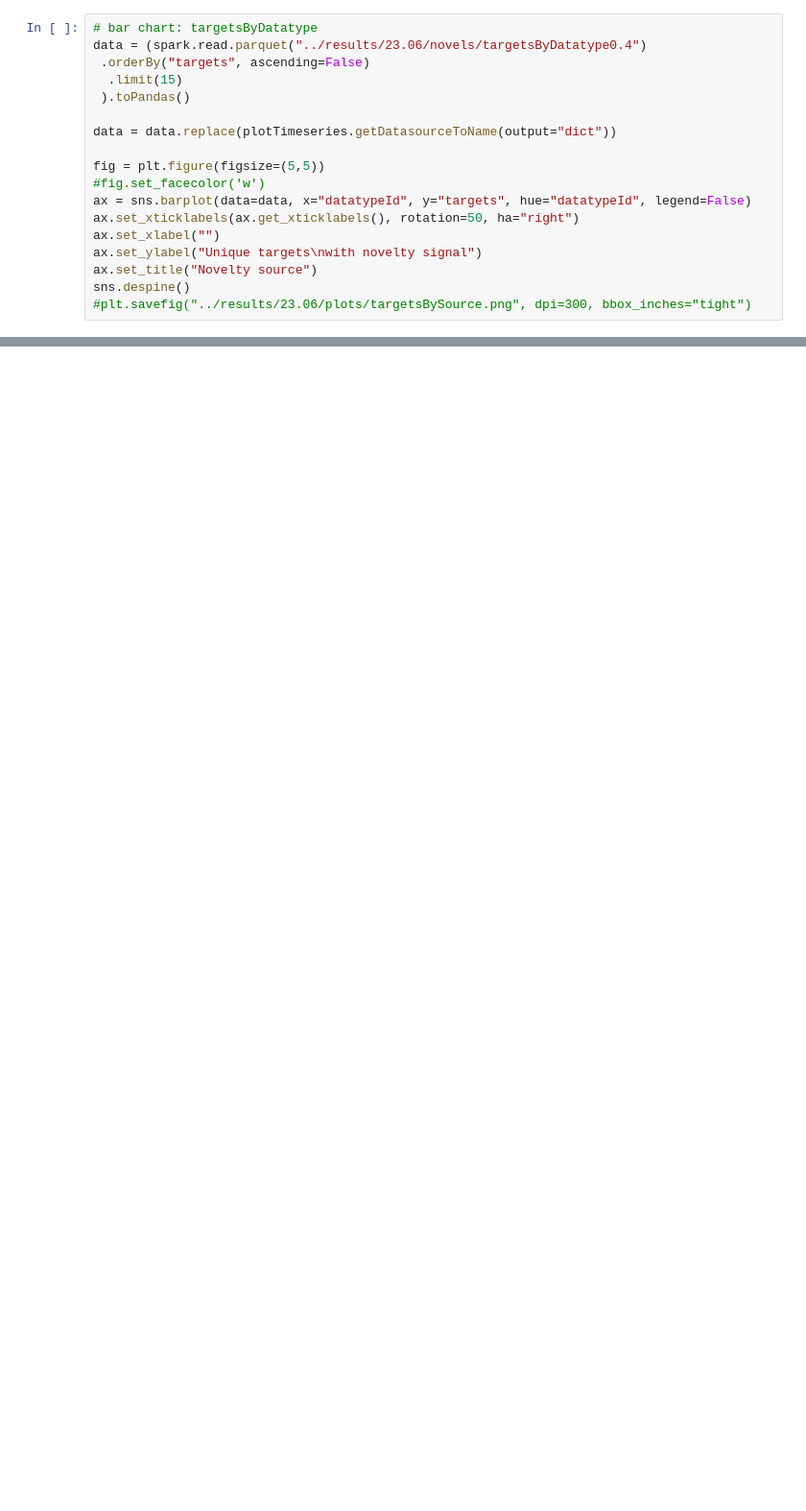
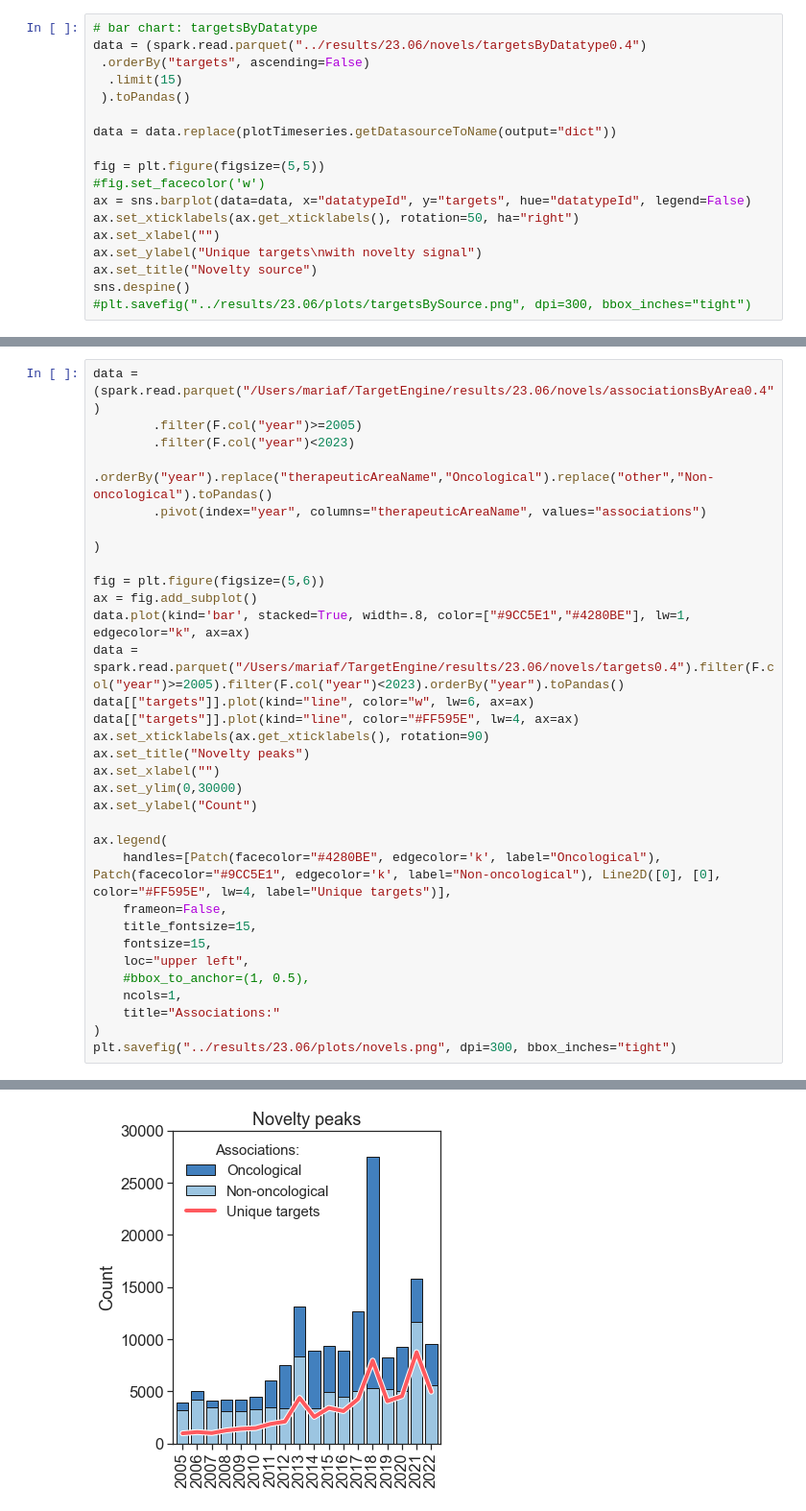
Before and after one commit to opentargets/timeseries, a Jupyter notebook: analysis.ipynb, the cells around one changed output, grey strips where cells are left out. Shown at 96% size. Saved outputs shown, nothing was run; the diff lists cells and outputs as text; blank space fills up the shorter version.

```diff
--- a/analysis.ipynb
+++ b/analysis.ipynb
@@ -840,0 +1029,33 @@ sns.despine()
+# %%
+data = (spark.read.parquet("/Users/mariaf/TargetEngine/results/23.06/novels/associationsByArea0.4")
+        .filter(F.col("year")>=2005)
+        .filter(F.col("year")<2023)
+        .orderBy("year").replace("therapeuticAreaName","Oncological").replace("other","Non-oncological").toPandas()
+        .pivot(index="year", columns="therapeuticAreaName", values="associations")
+
+)
+
+fig = plt.figure(figsize=(5,6))
+ax = fig.add_subplot()
+data.plot(kind='bar', stacked=True, width=.8, color=["#9CC5E1","#4280BE"], lw=1, edgecolor="k", ax=ax)
+data = spark.read.parquet("/Users/mariaf/TargetEngine/results/23.06/novels/targets0.4").filter(F.col("year")>=2005).filter(F.col("year")<2023).orderBy("year").toPandas()
+data[["targets"]].plot(kind="line", color="w", lw=6, ax=ax)
+data[["targets"]].plot(kind="line", color="#FF595E", lw=4, ax=ax)
+ax.set_xticklabels(ax.get_xticklabels(), rotation=90)
+ax.set_title("Novelty peaks")
+ax.set_xlabel("")
+ax.set_ylim(0,30000)
+ax.set_ylabel("Count")
+
+ax.legend(
+    handles=[Patch(facecolor="#4280BE", edgecolor='k', label="Oncological"), Patch(facecolor="#9CC5E1", edgecolor='k', label="Non-oncological"), Line2D([0], [0], color="#FF595E", lw=4, label="Unique targets")],
+    frameon=False,
+    title_fontsize=15,
+    fontsize=15,
+    loc="upper left",
+    #bbox_to_anchor=(1, 0.5),
+    ncols=1,
+    title="Associations:"
+)
+plt.savefig("../results/23.06/plots/novels.png", dpi=300, bbox_inches="tight")
+# %% [output]
@@ -840,0 +1064 @@ sns.despine()
+[figure, added]
```
Also changed, not shown: parts of 29 cells of this notebook.
